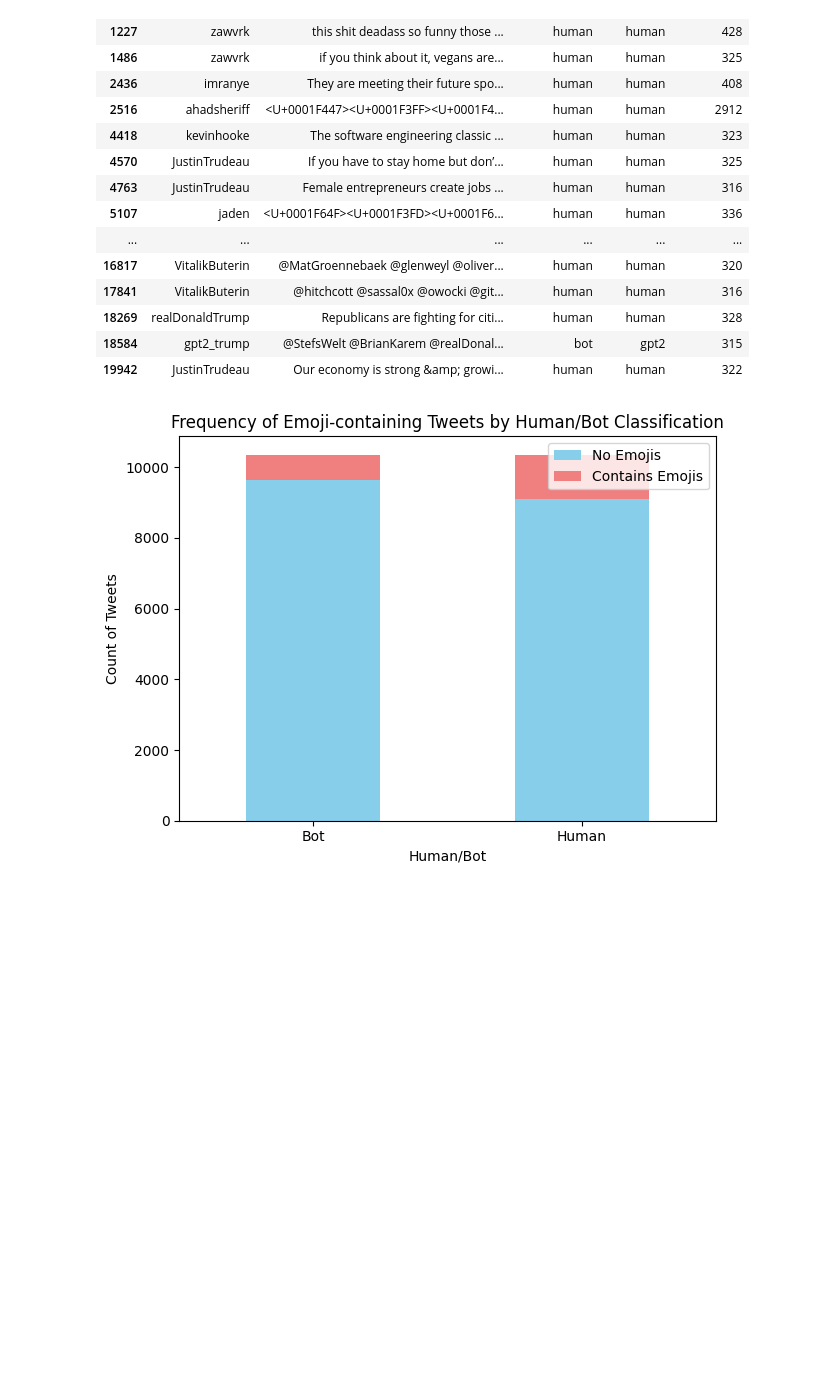
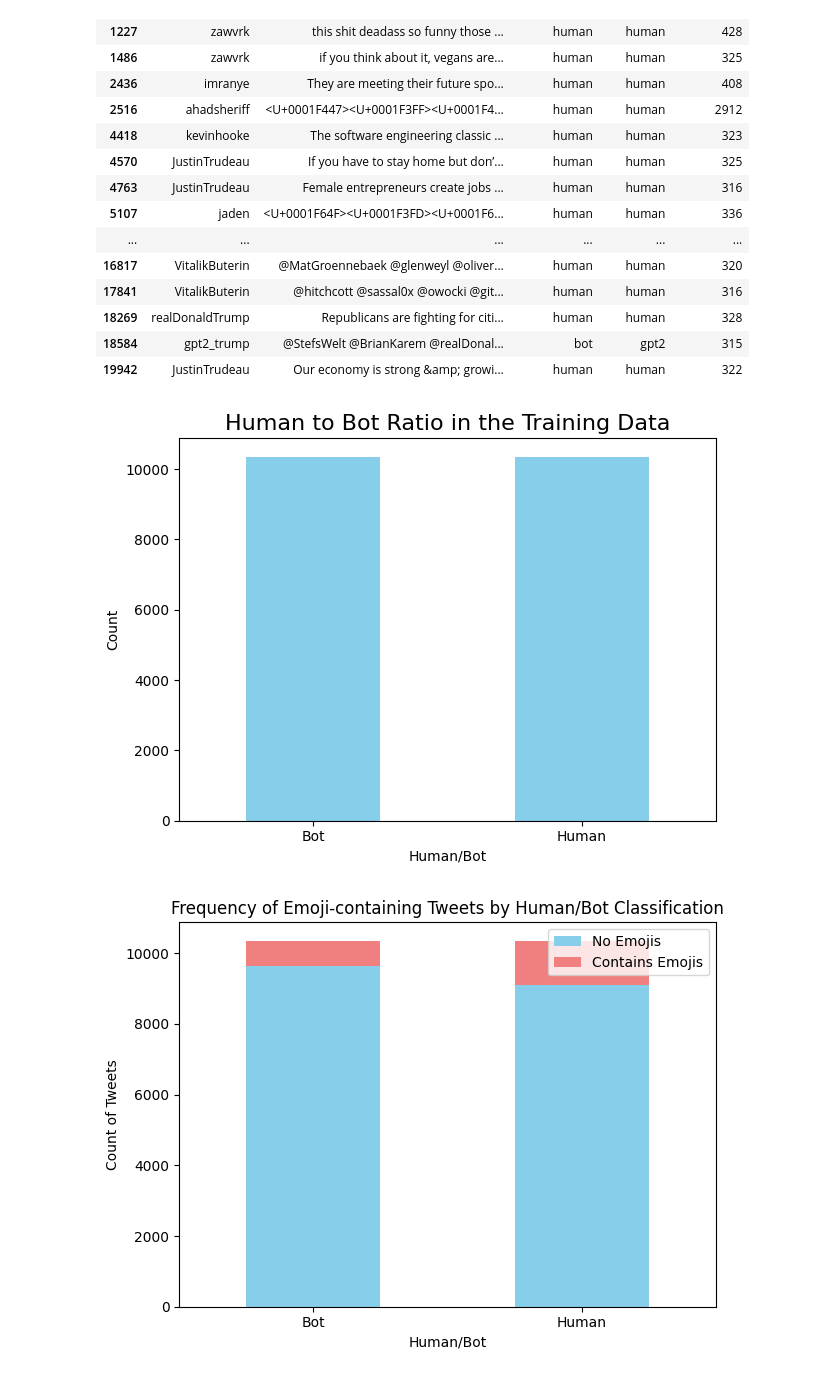
Before and after one commit to hannahishimwe/FakeProfileDetection, a Jupyter notebook: dev/explore_data.ipynb, the cells around one changed output. Cells and saved outputs as stored; diff of their text form; code cells hidden in the pictures; blank space fills up the shorter version.

```diff
--- a/dev/explore_data.ipynb
+++ b/dev/explore_data.ipynb
@@ -129,6 +129,20 @@ outliers_df
 | 18269 | realDonaldTrump | Republicans are fighting for citi... | human | human | 328 |
 | 18584 | gpt2_trump | @StefsWelt @BrianKarem @realDonal... | bot | gpt2 | 315 |
 | 19942 | JustinTrudeau | Our economy is strong &amp; growi... | human | human | 322 |
+# %%
+
+bot_counts = training_df['account.type'].value_counts()
+bot_counts.plot(kind='bar', color=['skyblue'])
+
+plt.title('Human to Bot Ratio in the Training Data', fontsize=16)
+plt.xlabel('Human/Bot')
+plt.ylabel('Count')
+plt.xticks([1, 0], ['Human', 'Bot'], rotation=0)
+
+plt.tight_layout()
+plt.show()
+# %% [output]
+[figure, added]
 # %%
 """distribution of emojis """
 def contains_emoji(text):
```
Also changed, not shown: 1 other file.
